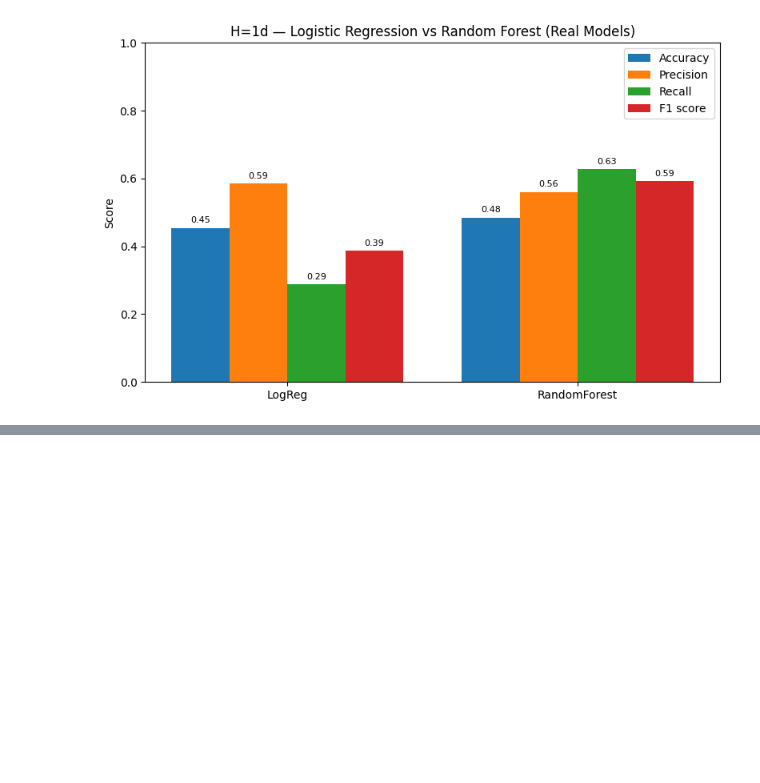
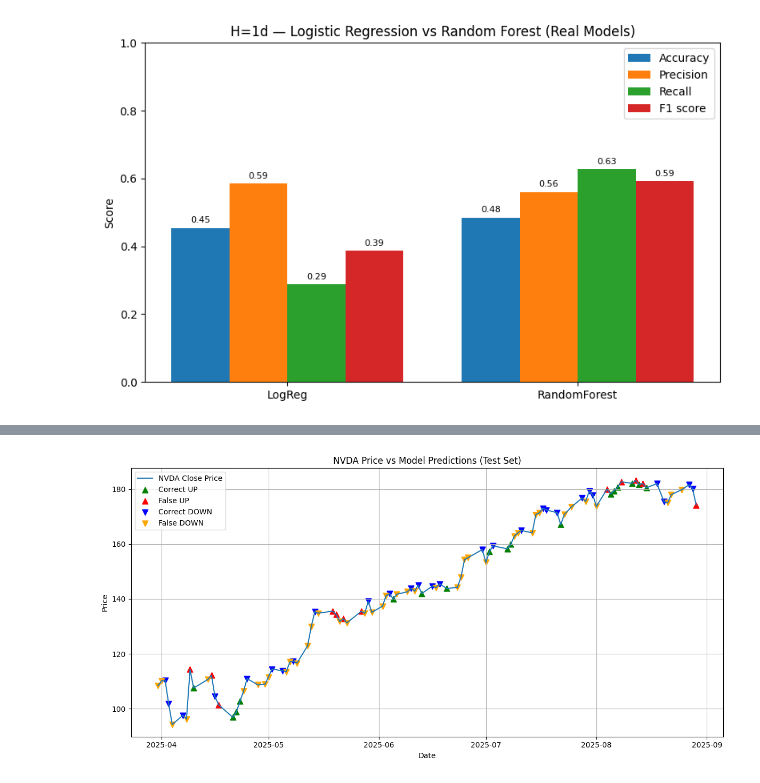
Before and after one commit to Rqkko/sentiment-stock-predictor, a Jupyter notebook: notebooks/finAI_latest.ipynb, the cells around one changed output, grey strips where cells are left out. Cells and saved outputs as stored; diff of their text form; code cells hidden in the pictures; blank space fills up the shorter version.

Commit message:
visualization related to price

```diff
--- a/notebooks/finAI_latest.ipynb
+++ b/notebooks/finAI_latest.ipynb
@@ -1245,0 +1219,19 @@ print(f"Number of UP predictions: {up_mask.sum()} of {len(y_true)} total days")
+# %%
+# ================================
+# Build visualization DataFrame linking predictions to price
+# ================================
+
+# detect close column used earlier
+close_candidates = [c for c in feat.columns if c.startswith("close")]
+if len(close_candidates) == 0:
+    raise ValueError("No 'close*' price column found in feat.")
+close_col = close_candidates[0]
+
+# restrict feat to the test index
+df_vis = pd.DataFrame(index=idx_test)
+df_vis["close"]    = feat.loc[idx_test, close_col]
+df_vis["true_dir"] = y_test.values          # 0=down, 1=up
+df_vis["pred_dir"] = y_pred                 # 0=down, 1=up
+df_vis["proba_up"] = y_proba                # predicted probability of UP
+
+print(df_vis.head())
@@ -1245,0 +1246,65 @@ print(f"Number of UP predictions: {up_mask.sum()} of {len(y_true)} total days")
+# %%
+import matplotlib.pyplot as plt
+
+# ================================
+# Price chart with model predictions
+# ================================
+
+plt.figure(figsize=(12, 6))
+
+# 1) Price line
+plt.plot(df_vis.index, df_vis["close"], label="NVDA Close Price")
+
+# 2) Correct UP predictions (true=1, pred=1)
+mask_correct_up = (df_vis["true_dir"] == 1) & (df_vis["pred_dir"] == 1)
+plt.scatter(
+    df_vis.index[mask_correct_up],
+    df_vis["close"][mask_correct_up],
+    marker="^",
+    color="green",
+    s=60,
+    label="Correct UP"
+)
+
+# 3) Wrong UP predictions (true=0, pred=1)
+mask_wrong_up = (df_vis["true_dir"] == 0) & (df_vis["pred_dir"] == 1)
+plt.scatter(
+    df_vis.index[mask_wrong_up],
+    df_vis["close"][mask_wrong_up],
+    marker="^",
+    color="red",
+    s=60,
+    label="False UP"
+)
+
+# 4) Correct DOWN predictions (true=0, pred=0)
+mask_correct_down = (df_vis["true_dir"] == 0) & (df_vis["pred_dir"] == 0)
+plt.scatter(
+    df_vis.index[mask_correct_down],
+    df_vis["close"][mask_correct_down],
+    marker="v",
+    color="blue",
+    s=60,
+    label="Correct DOWN"
+)
+
+# 5) Wrong DOWN predictions (true=1, pred=0)
+mask_wrong_down = (df_vis["true_dir"] == 1) & (df_vis["pred_dir"] == 0)
+plt.scatter(
+    df_vis.index[mask_wrong_down],
+    df_vis["close"][mask_wrong_down],
+    marker="v",
+    color="orange",
+    s=60,
+    label="False DOWN"
+)
+
+plt.title("NVDA Price vs Model Predictions (Test Set)")
+plt.xlabel("Date")
+plt.ylabel("Price")
+plt.legend()
+plt.grid(True)
+plt.tight_layout()
+plt.show()
+# %% [output]
+[figure, added]
```
Also changed, not shown: parts of 4 cells of this notebook, 1 other file.
